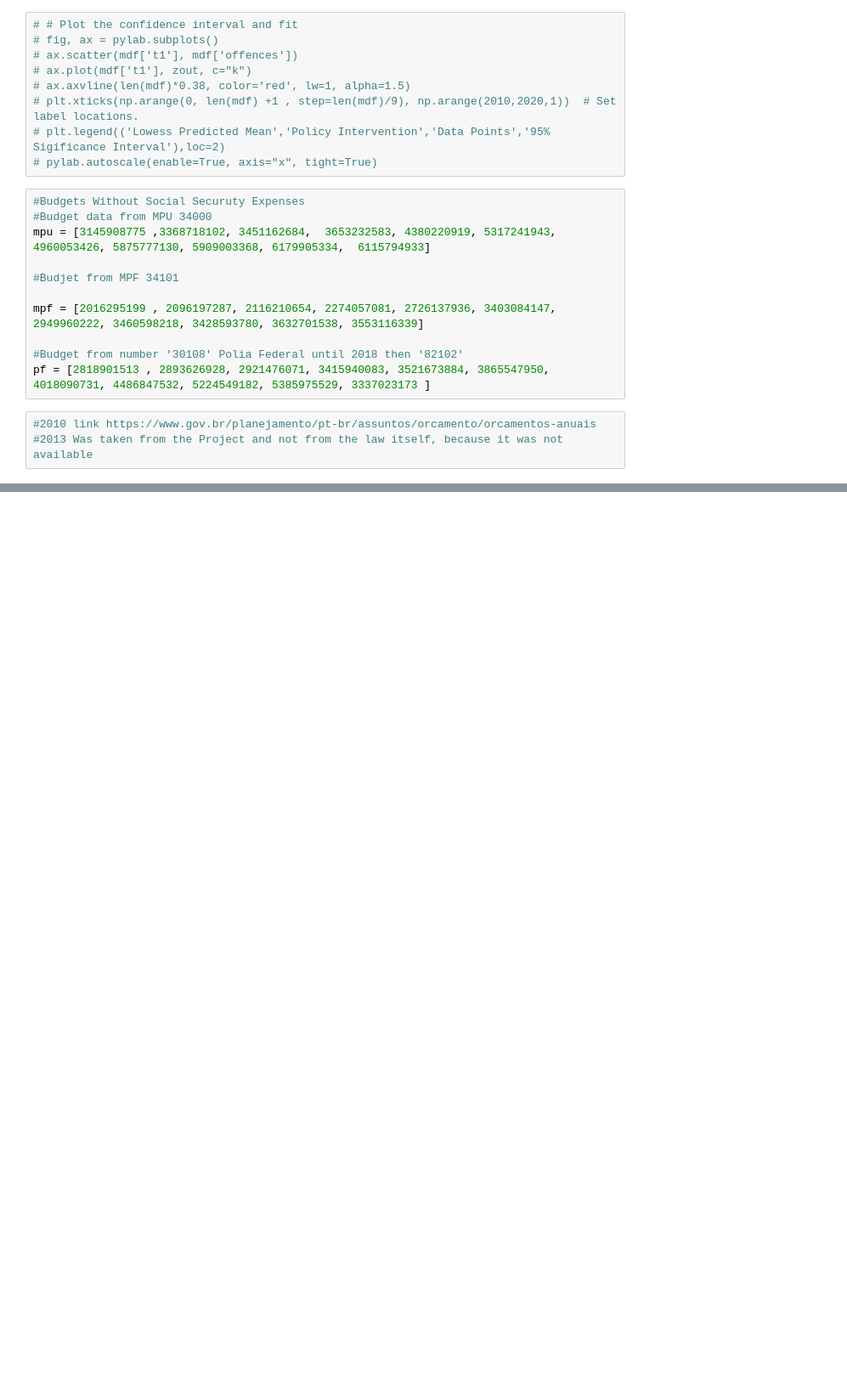
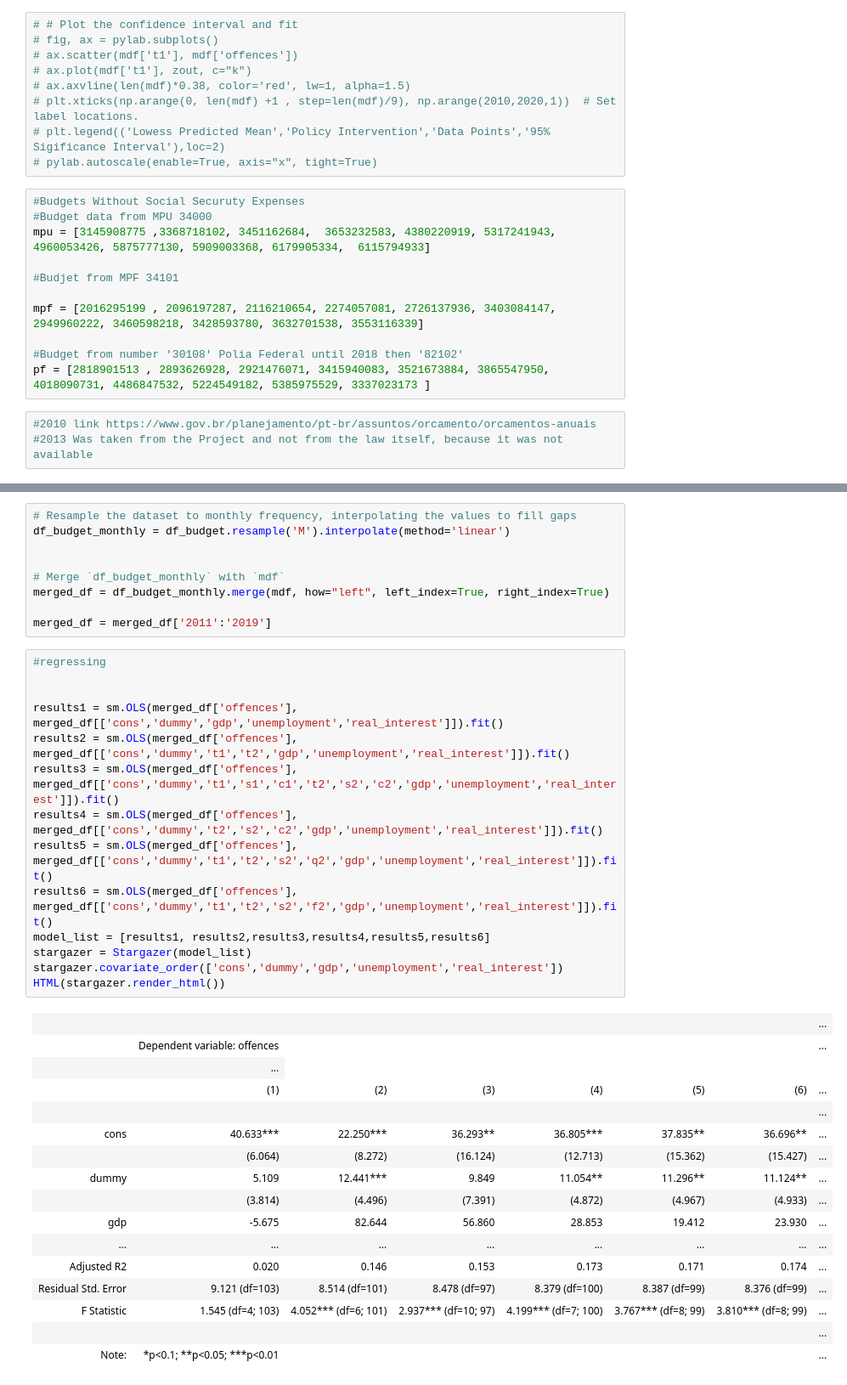
Before and after one commit to caxaxa/PhD_Empirics, a Jupyter notebook: Data_Analysis.ipynb, the cells around one changed output, grey strips where cells are left out. Shown at 85% size. Saved outputs shown, nothing was run; the diff lists cells and outputs as text; blank space fills up the shorter version.

```diff
--- a/Data_Analysis.ipynb
+++ b/Data_Analysis.ipynb
@@ -1182,0 +1756,40 @@ tgdp
+# %%
+# Resample the dataset to monthly frequency, interpolating the values to fill gaps
+df_budget_monthly = df_budget.resample('M').interpolate(method='linear')
+
+
+# Merge `df_budget_monthly` with `mdf`
+merged_df = df_budget_monthly.merge(mdf, how="left", left_index=True, right_index=True)
+
+merged_df = merged_df['2011':'2019']
+# %%
+#regressing
+
+
+results1 = sm.OLS(merged_df['offences'], merged_df[['cons','dummy','gdp','unemployment','real_interest']]).fit()
+results2 = sm.OLS(merged_df['offences'], merged_df[['cons','dummy','t1','t2','gdp','unemployment','real_interest']]).fit()
+results3 = sm.OLS(merged_df['offences'], merged_df[['cons','dummy','t1','s1','c1','t2','s2','c2','gdp','unemployment','real_interest']]).fit()
+results4 = sm.OLS(merged_df['offences'], merged_df[['cons','dummy','t2','s2','c2','gdp','unemployment','real_interest']]).fit()
+results5 = sm.OLS(merged_df['offences'], merged_df[['cons','dummy','t1','t2','s2','q2','gdp','unemployment','real_interest']]).fit()
+results6 = sm.OLS(merged_df['offences'], merged_df[['cons','dummy','t1','t2','s2','f2','gdp','unemployment','real_interest']]).fit()
+model_list = [results1, results2,results3,results4,results5,results6]
+stargazer = Stargazer(model_list)
+stargazer.covariate_order(['cons','dummy','gdp','unemployment','real_interest'])
+HTML(stargazer.render_html())
+# %% [output]
+|  |  |  |  |  |  |  | ... |
+|  | Dependent variable: offences |  |  |  |  |  | ... |
+|  | ... |
+|  | (1) | (2) | (3) | (4) | (5) | (6) | ... |
+|  |  |  |  |  |  |  | ... |
+| cons | 40.633*** | 22.250*** | 36.293** | 36.805*** | 37.835** | 36.696** | ... |
+|  | (6.064) | (8.272) | (16.124) | (12.713) | (15.362) | (15.427) | ... |
+| dummy | 5.109 | 12.441*** | 9.849 | 11.054** | 11.296** | 11.124** | ... |
+|  | (3.814) | (4.496) | (7.391) | (4.872) | (4.967) | (4.933) | ... |
+| gdp | -5.675 | 82.644 | 56.860 | 28.853 | 19.412 | 23.930 | ... |
+| ... | ... | ... | ... | ... | ... | ... | ... |
+| Adjusted R2 | 0.020 | 0.146 | 0.153 | 0.173 | 0.171 | 0.174 | ... |
+| Residual Std. Error | 9.121 (df=103) | 8.514 (df=101) | 8.478 (df=97) | 8.379 (df=100) | 8.387 (df=99) | 8.376 (df=99) | ... |
+| F Statistic | 1.545 (df=4; 103) | 4.052*** (df=6; 101) | 2.937*** (df=10; 97) | 4.199*** (df=7; 100) | 3.767*** (df=8; 99) | 3.810*** (df=8; 99) | ... |
+|  |  |  |  |  |  |  | ... |
+| Note: | *p<0.1; **p<0.05; ***p<0.01 |  |  |  |  |  | ... |
```
Also changed, not shown: parts of 64 cells of this notebook.
